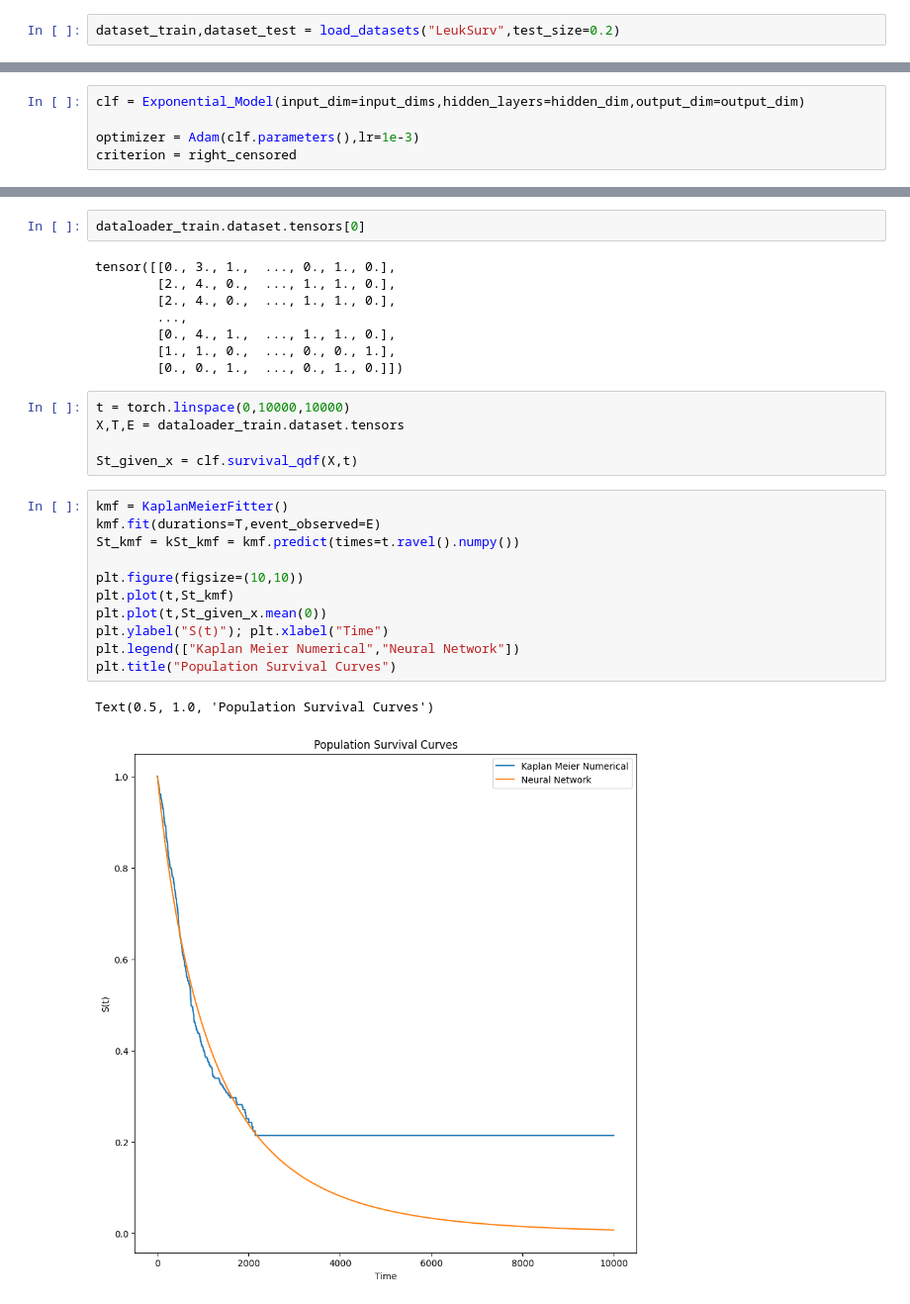
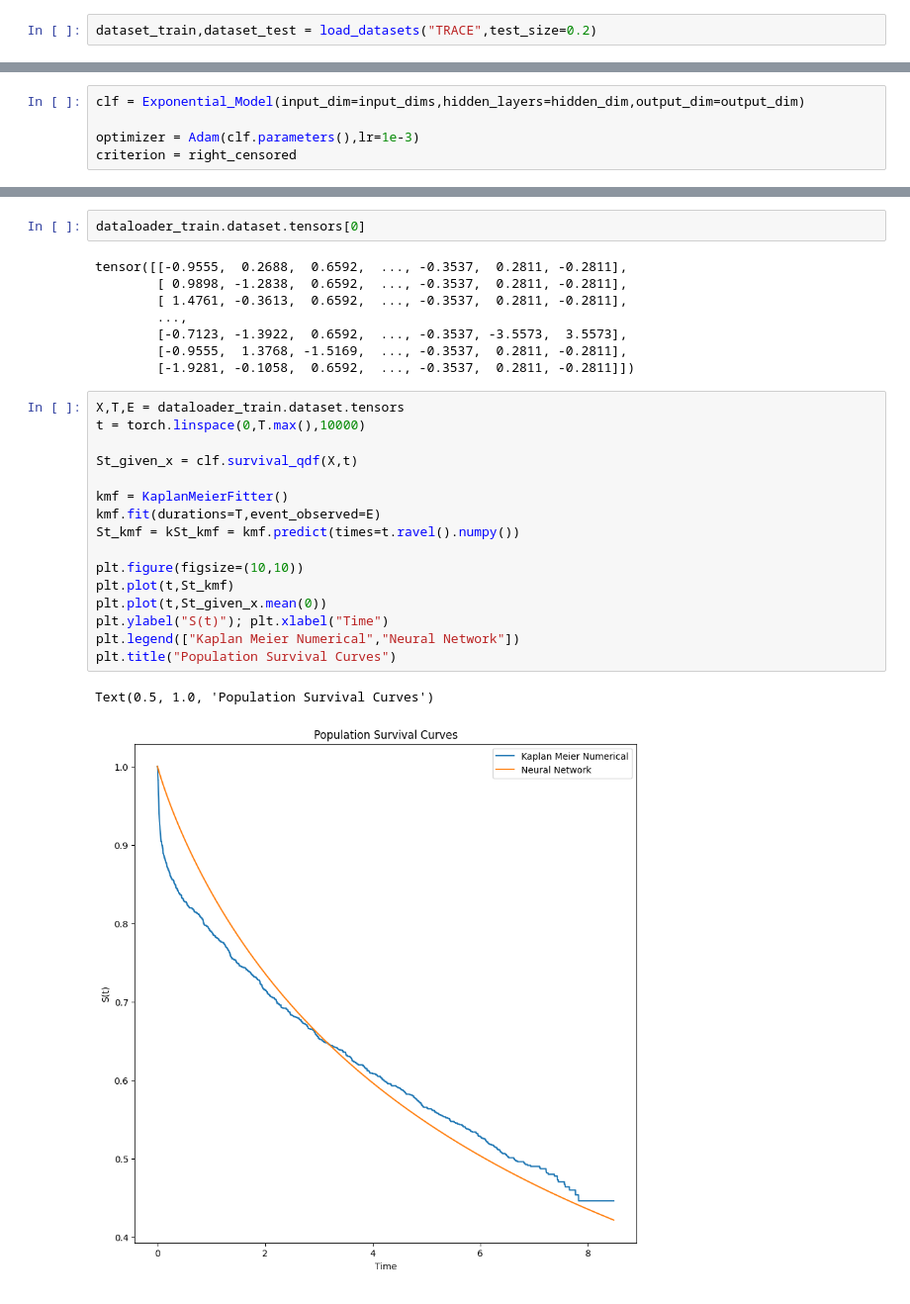
Before and after one commit to mlpotter/SAWAR, a Jupyter notebook: src/main_vanilla.ipynb, the cells around one changed output, grey strips where cells are left out. Shown at 99% size. Drawn from its saved outputs; the diff is of its cells as text.

```diff
--- a/src/main_vanilla.ipynb
+++ b/src/main_vanilla.ipynb
@@ -14,7 +14,7 @@ from lifelines import KaplanMeierFitter
 
 from tqdm import tqdm
 # %%
-dataset_train,dataset_test = load_datasets("LeukSurv",test_size=0.2)
+dataset_train,dataset_test = load_datasets("TRACE",test_size=0.2)
 # %%
 input_dims = dataset_train.tensors[0].shape[1]
 output_dim = 1
@@ -58,32 +51,32 @@ plt.show()
 # %%
 dataloader_train.dataset.tensors[0]
 # %% [output]
-tensor([[0., 3., 1.,  ..., 0., 1., 0.],
-        [2., 4., 0.,  ..., 1., 1., 0.],
-        [2., 4., 0.,  ..., 1., 1., 0.],
+tensor([[-0.9555,  0.2688,  0.6592,  ..., -0.3537,  0.2811, -0.2811],
+        [ 0.9898, -1.2838,  0.6592,  ..., -0.3537,  0.2811, -0.2811],
+        [ 1.4761, -0.3613,  0.6592,  ..., -0.3537,  0.2811, -0.2811],
         ...,
-        [0., 4., 1.,  ..., 1., 1., 0.],
-        [1., 1., 0.,  ..., 0., 0., 1.],
-        [0., 0., 1.,  ..., 0., 1., 0.]])
+        [-0.7123, -1.3922,  0.6592,  ..., -0.3537, -3.5573,  3.5573],
+        [-0.9555,  1.3768, -1.5169,  ..., -0.3537,  0.2811, -0.2811],
+        [-1.9281, -0.1058,  0.6592,  ..., -0.3537,  0.2811, -0.2811]])
-# %%
-t = torch.linspace(0,10000,10000)
-X,T,E = dataloader_train.dataset.tensors
-
-St_given_x = clf.survival_qdf(X,t)
 # %%
+X,T,E = dataloader_train.dataset.tensors
+t = torch.linspace(0,T.max(),10000)
+
+St_given_x = clf.survival_qdf(X,t)
+
 kmf = KaplanMeierFitter()
 kmf.fit(durations=T,event_observed=E)
 St_kmf = kSt_kmf = kmf.predict(times=t.ravel().numpy())
 
 plt.figure(figsize=(10,10))
 plt.plot(t,St_kmf)
 plt.plot(t,St_given_x.mean(0))
 plt.ylabel("S(t)"); plt.xlabel("Time")
 plt.legend(["Kaplan Meier Numerical","Neural Network"])
 plt.title("Population Survival Curves")
 # %% [output]
 Text(0.5, 1.0, 'Population Survival Curves')
-[figure, old version]
+[figure, new version]
 # %%
 St_given_x.shape
 # %% [output]
```
Also changed, not shown: parts of 7 cells of this notebook, 2 other files.
